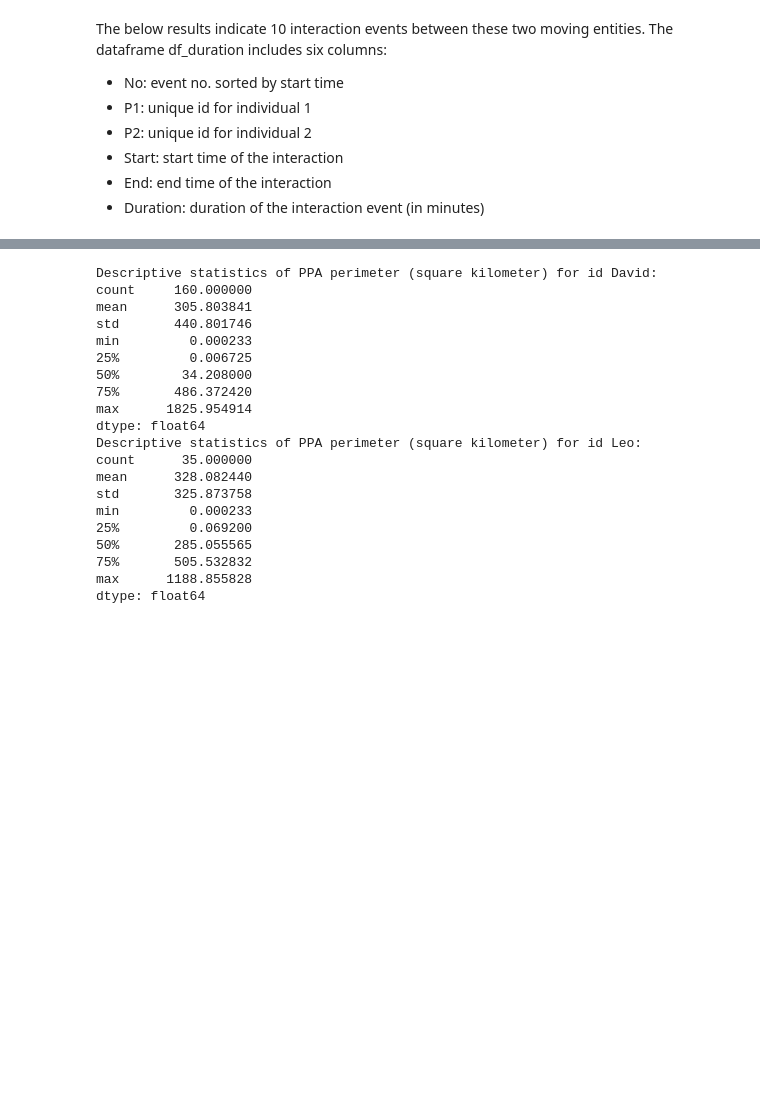
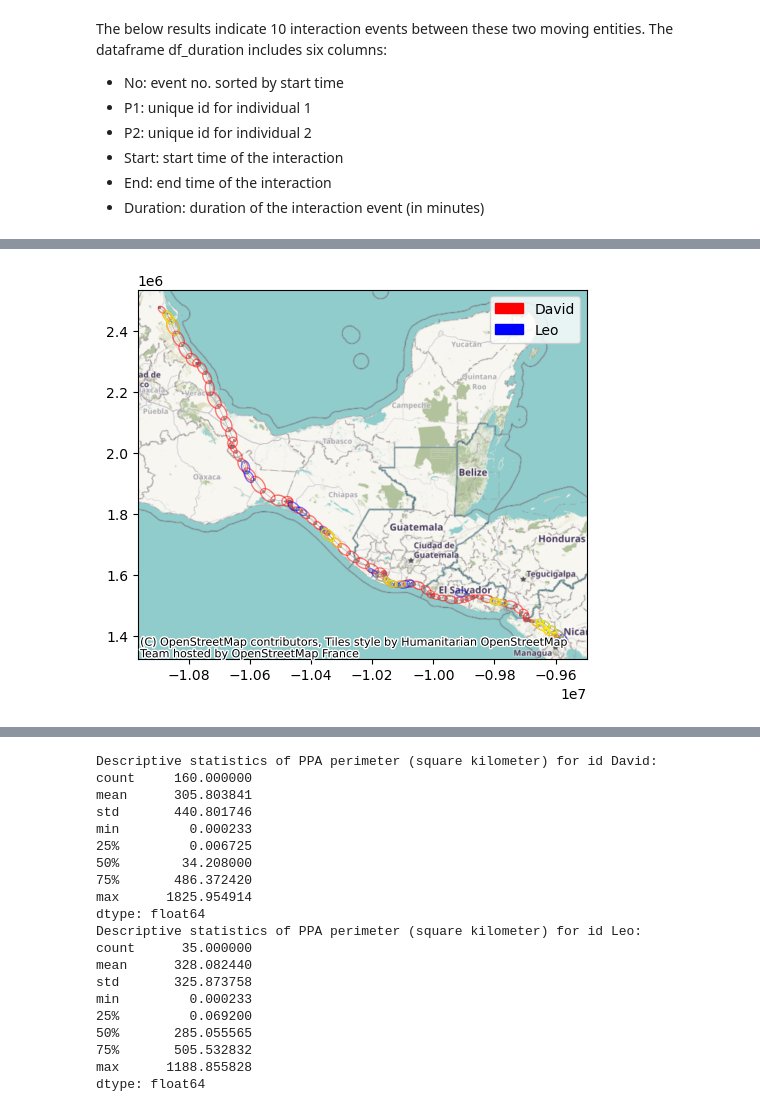
Before and after one commit to move-ucsb/ORTEGA, a Jupyter notebook: examples/example_turkey_vultures.ipynb, the cells around one changed output, grey strips where cells are left out. Drawn from its saved outputs; the diff is of its cells as text; code cells hidden in the pictures; blank space fills up the shorter version.

```diff
--- a/examples/example_turkey_vultures.ipynb
+++ b/examples/example_turkey_vultures.ipynb
@@ -142,0 +151,6 @@ concurrent_results.df_interaction_events
+# %%
+#show two trajectories with the intersecting PPAs highlighted
+ortega.visualization.plot_interaction(concurrent_interaction, concurrent_results.intersection_ellipse_pair,
+                                      colors=['red', 'blue', 'yellow'])
+# %% [output]
+[figure, added]
```
Also changed, not shown: parts of 57 cells of this notebook.
